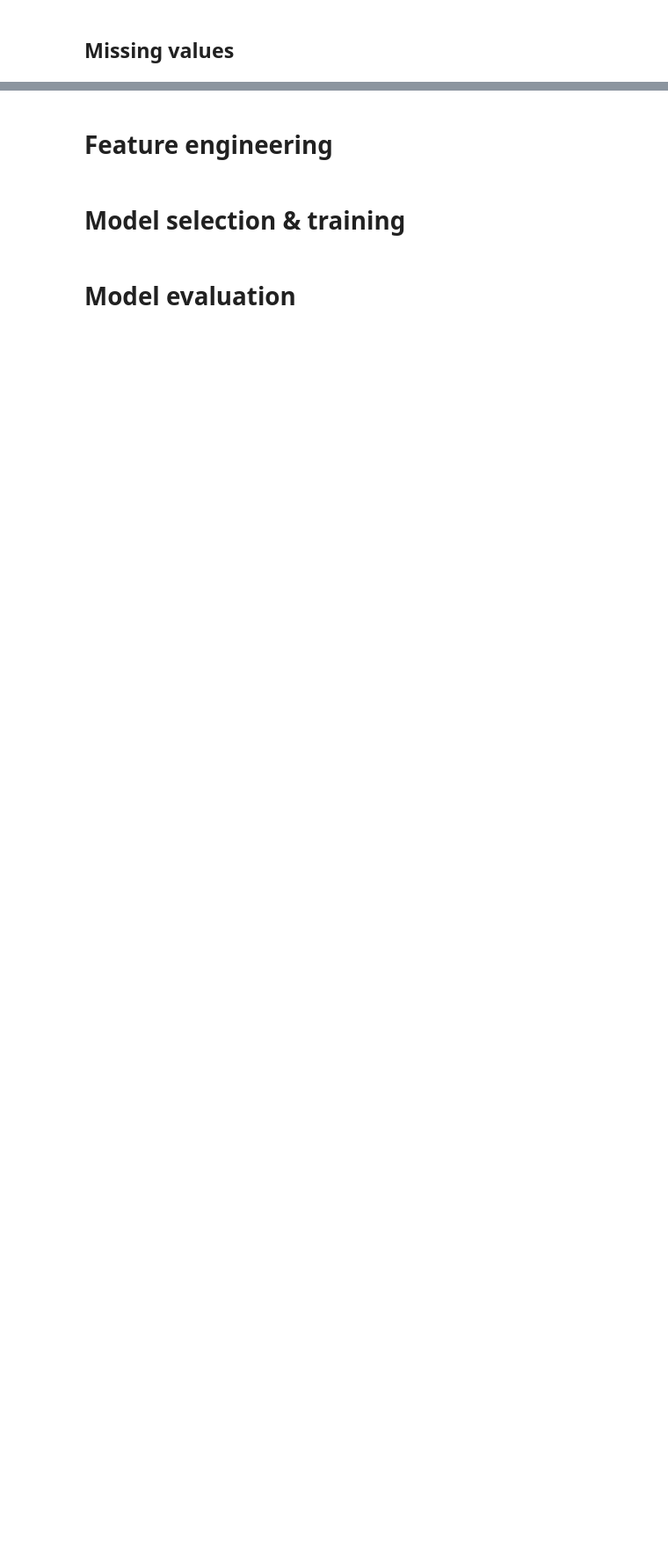
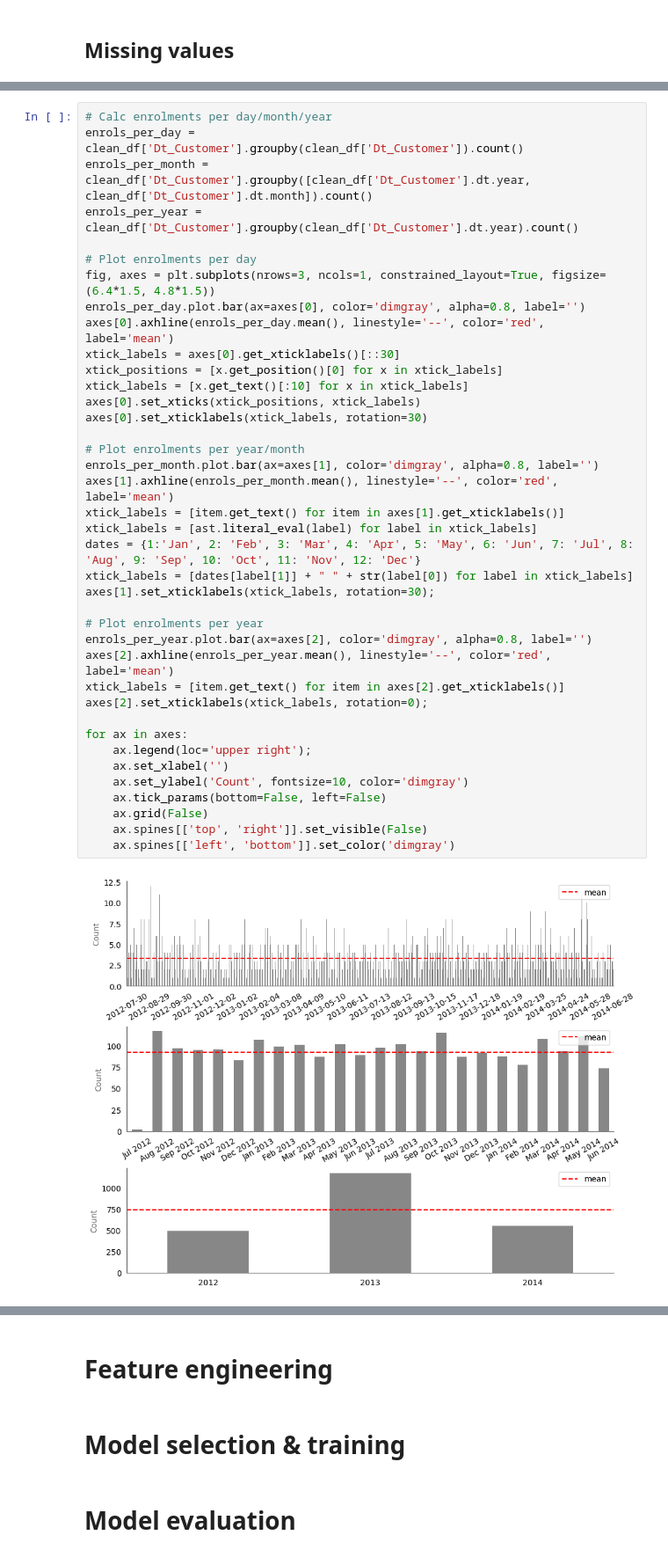
Before and after one commit to earth1987/retail-customer-segmentation, a Jupyter notebook: notebooks/retail_customer_segmentation.ipynb, the cells around one changed output, grey strips where cells are left out. Shown at 88% size. Saved outputs shown, nothing was run; the diff lists cells and outputs as text; blank space fills up the shorter version.

```diff
--- a/notebooks/retail_customer_segmentation.ipynb
+++ b/notebooks/retail_customer_segmentation.ipynb
@@ -63,0 +189,41 @@ from custom_funcs import perc_func
+# %%
+# Calc enrolments per day/month/year
+enrols_per_day = clean_df['Dt_Customer'].groupby(clean_df['Dt_Customer']).count()
+enrols_per_month = clean_df['Dt_Customer'].groupby([clean_df['Dt_Customer'].dt.year, clean_df['Dt_Customer'].dt.month]).count()
+enrols_per_year = clean_df['Dt_Customer'].groupby(clean_df['Dt_Customer'].dt.year).count()
+
+# Plot enrolments per day
+fig, axes = plt.subplots(nrows=3, ncols=1, constrained_layout=True, figsize=(6.4*1.5, 4.8*1.5))
+enrols_per_day.plot.bar(ax=axes[0], color='dimgray', alpha=0.8, label='')
+axes[0].axhline(enrols_per_day.mean(), linestyle='--', color='red', label='mean')
+xtick_labels = axes[0].get_xticklabels()[::30]
+xtick_positions = [x.get_position()[0] for x in xtick_labels]
+xtick_labels = [x.get_text()[:10] for x in xtick_labels]
+axes[0].set_xticks(xtick_positions, xtick_labels)
+axes[0].set_xticklabels(xtick_labels, rotation=30)
+
+# Plot enrolments per year/month
+enrols_per_month.plot.bar(ax=axes[1], color='dimgray', alpha=0.8, label='')
+axes[1].axhline(enrols_per_month.mean(), linestyle='--', color='red', label='mean')
+xtick_labels = [item.get_text() for item in axes[1].get_xticklabels()]
+xtick_labels = [ast.literal_eval(label) for label in xtick_labels]
+dates = {1:'Jan', 2: 'Feb', 3: 'Mar', 4: 'Apr', 5: 'May', 6: 'Jun', 7: 'Jul', 8: 'Aug', 9: 'Sep', 10: 'Oct', 11: 'Nov', 12: 'Dec'}
+xtick_labels = [dates[label[1]] + " " + str(label[0]) for label in xtick_labels]
+axes[1].set_xticklabels(xtick_labels, rotation=30);
+
+# Plot enrolments per year
+enrols_per_year.plot.bar(ax=axes[2], color='dimgray', alpha=0.8, label='')
+axes[2].axhline(enrols_per_year.mean(), linestyle='--', color='red', label='mean')
+xtick_labels = [item.get_text() for item in axes[2].get_xticklabels()]
+axes[2].set_xticklabels(xtick_labels, rotation=0);
+
+for ax in axes:
+    ax.legend(loc='upper right');
+    ax.set_xlabel('')
+    ax.set_ylabel('Count', fontsize=10, color='dimgray')
+    ax.tick_params(bottom=False, left=False)
+    ax.grid(False)
+    ax.spines[['top', 'right']].set_visible(False)
+    ax.spines[['left', 'bottom']].set_color('dimgray')
+# %% [output]
+[figure, added]
```
Also changed, not shown: parts of 40 cells of this notebook, 1 other file.
